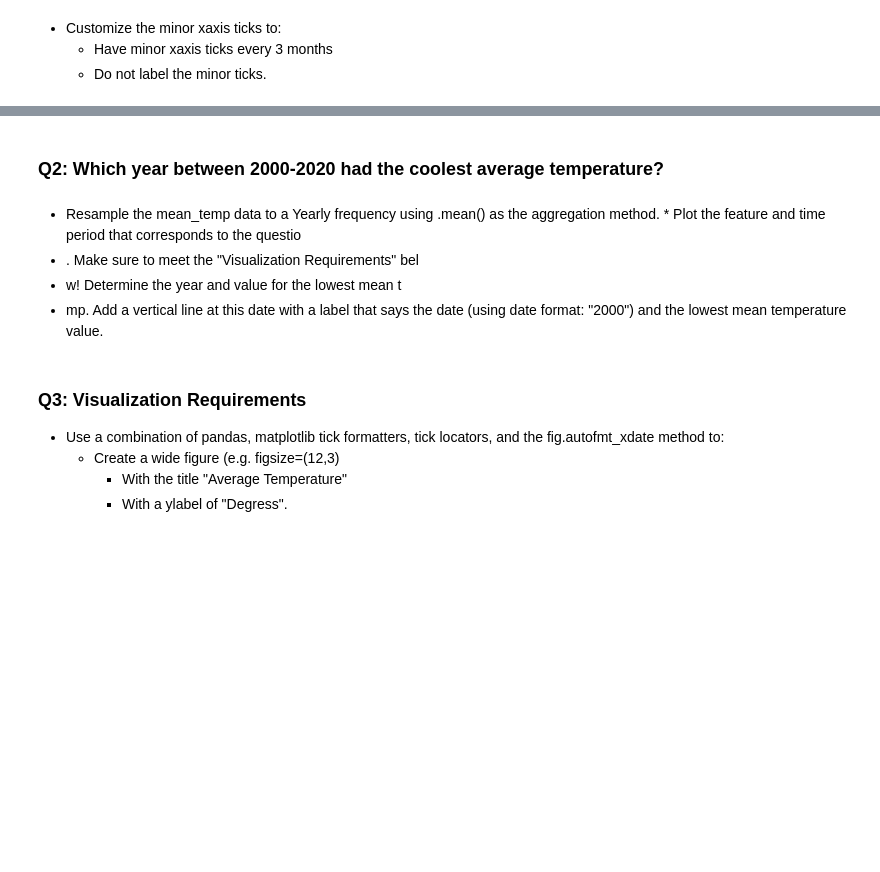
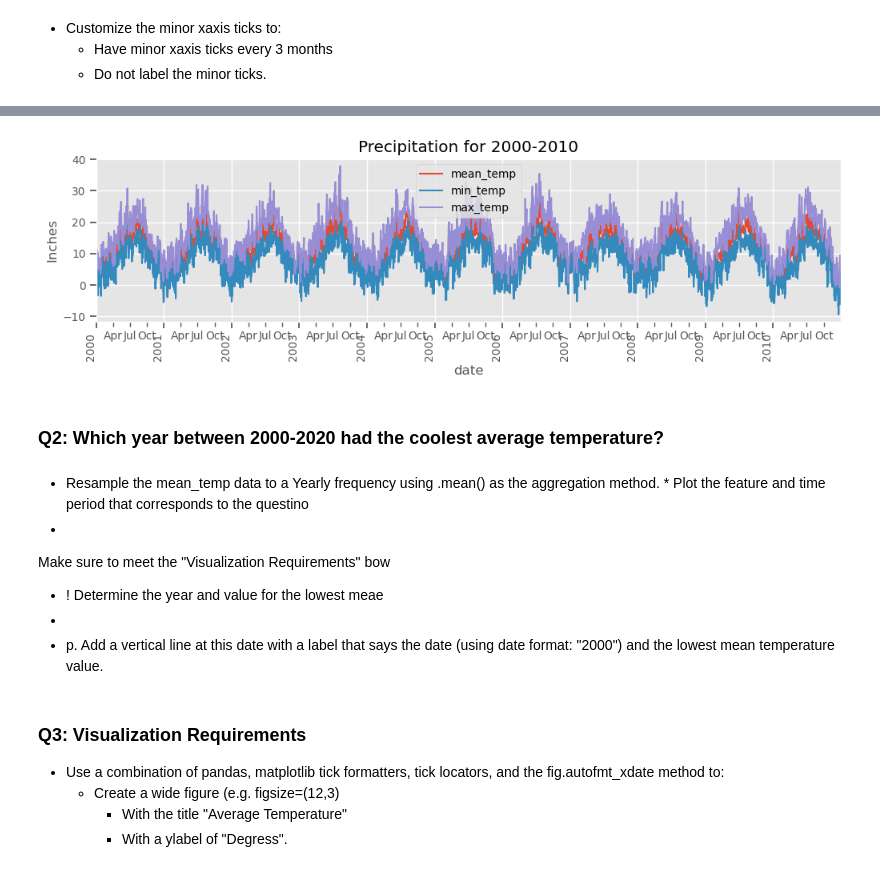
Before and after one commit to VALDE021/Resampling-Datetime-Data-Core1-EricNV, a Jupyter notebook: Resampling Datetime Data Core-EricNV.ipynb, the cells around one changed output, grey strips where cells are left out. Cells and saved outputs as stored; diff of their text form; code cells hidden in the pictures; blank space fills up the shorter version.

```diff
--- a/Resampling Datetime Data Core-EricNV.ipynb
+++ b/Resampling Datetime Data Core-EricNV.ipynb
@@ -48,0 +148,5 @@ Part 2: Answer 2 Questions using visualizations and the correct frequency data
+# %%
+# Interpolating temperature measures
+df['mean_temp'] = df['mean_temp'].interpolate()
+df['max_temp'] = df['max_temp'].interpolate()
+df['min_temp'] = df['min_temp'].interpolate()
@@ -48,0 +163,4 @@ Part 2: Answer 2 Questions using visualizations and the correct frequency data
+# %%
+# Filling precipitation/snow with 0
+df['precipitation'] = df['precipitation'].fillna(0)
+df['snow_depth'] = df['snow_depth'].fillna(0)
@@ -55,0 +185,3 @@ u>Note:</u> you may want to make a temporary DataFrame that you will use to answ
+# %%
+rsdf = df.copy()
+rsdf.head()
@@ -88,3 +229,8 @@ With a ylabel of "Inchnor ticks.
 * Customize the minor xaxis ticks to:
     * Have minor xaxis ticks every 3 months
     * Do not label the minor ticks.
+# %%
+#Creating graph plots
+temp_cols = ['mean_temp','min_temp','max_temp']
+plot_df = rsdf.loc['2000': '2010',temp_cols]
+plot_df
@@ -91,14 +252,40 @@ With a ylabel of "Inchnor ticks.
+# %%
+# Plot the data
+ax = plot_df.plot(figsize=(12,3))
+ax.set(title='Precipitation for 2000-2010', ylabel='Inches')
+
+# customize major ticks
+major_loc =  mdates.YearLocator(1)
+major_fmt = mdates.DateFormatter("%Y")
+
+ax.xaxis.set_major_locator(major_loc)
+ax.xaxis.set_major_formatter(major_fmt)
+
+
+# customize minor ticks
+minor_loc =  mdates.MonthLocator(interval=3)
+minor_fmt = mdates.DateFormatter("%b")
+
+ax.xaxis.set_minor_locator(minor_loc)
+ax.xaxis.set_minor_formatter(minor_fmt)
+
+## Final xdate tweaks
+fig = ax.get_figure()
+fig.autofmt_xdate(which='major',rotation=90)
+# %% [output]
+[figure, added]
 # %% [markdown]
 ### Q2: Which year between 2000-2020 had the coolest average temperature?
 # %% [markdown]
 * Resample the  mean_temp data to a Yearly frequency using .mean() as the aggregation method.
     *
-Plot the feature and time period that corresponds to the questio
-* .
-Make sure to meet the "Visualization Requirements" bel
-* w!
-Determine the year and value for the lowest mean t
-* mp.
+Plot the feature and time period that corresponds to the questino
+*
+Make sure to meet the "Visualization Requirements" bow
+* !
+Determine the year and value for the lowest meae
+*
+* p.
 Add a vertical line at this date with a label that says the date (using date format: "2000") and the lowest mean temperature value.
 # %% [markdown]
 ### Q3: Visualization Requirements
```
Also changed, not shown: parts of 17 cells of this notebook.
